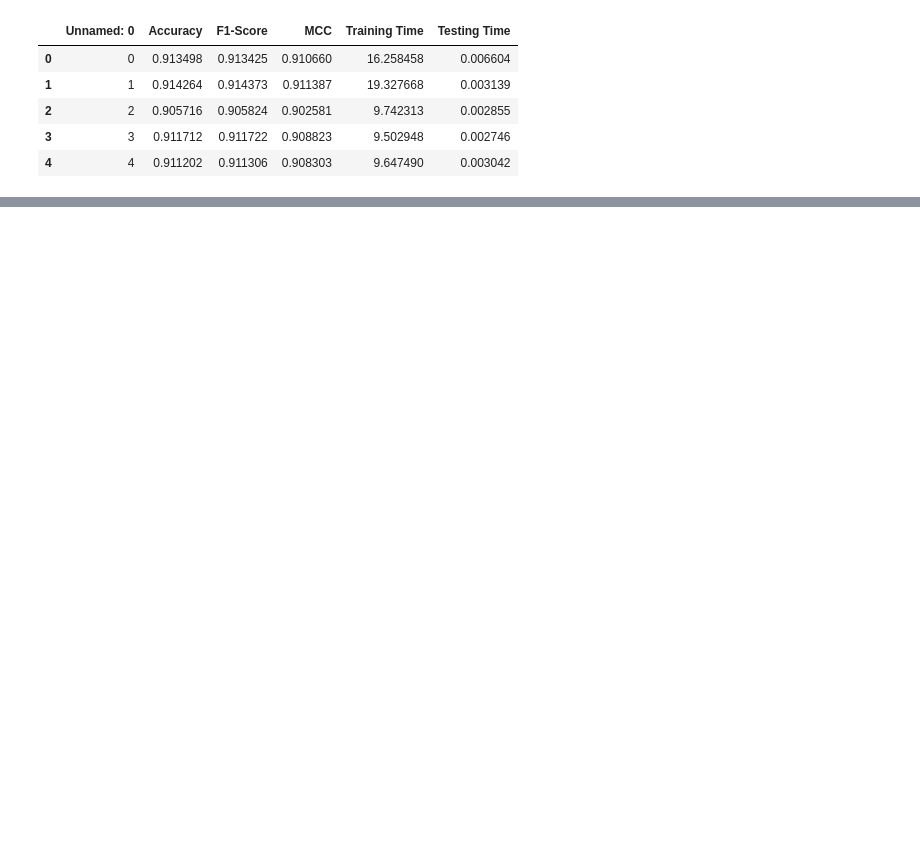
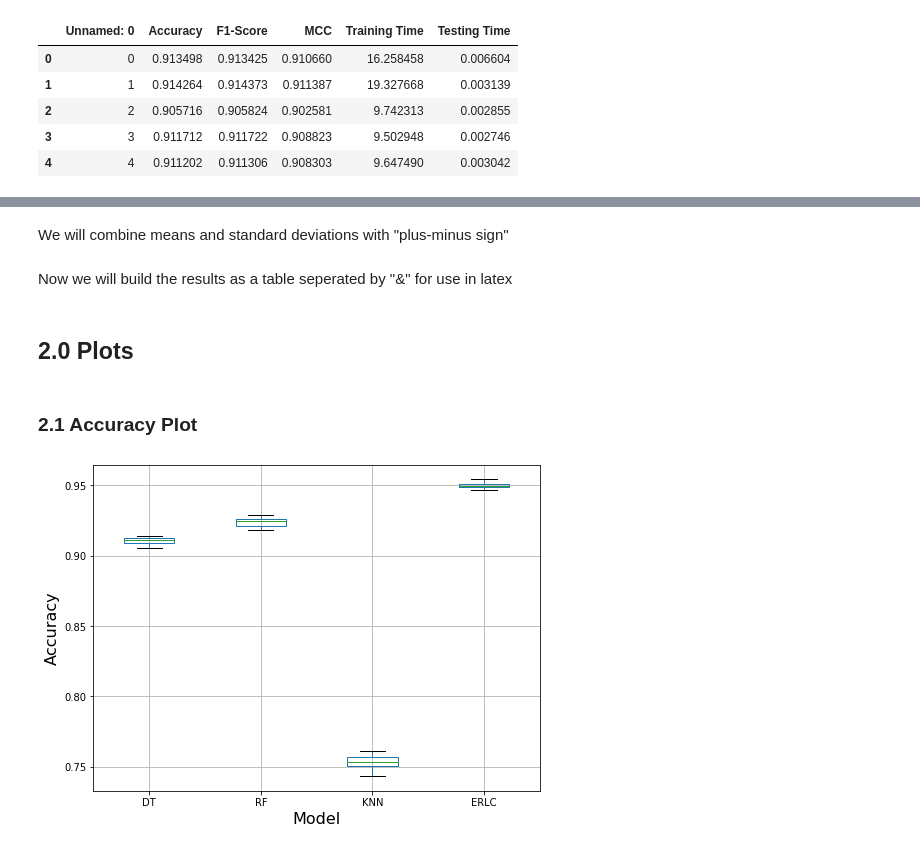
Before and after one commit to jsakhnin/multiclass_IDS_smartgrid, a Jupyter notebook: result_processing.ipynb, the cells around one changed output, grey strips where cells are left out. Saved outputs shown, nothing was run; the diff lists cells and outputs as text; code cells hidden in the pictures; blank space fills up the shorter version.

Commit message:
adds result processing

```diff
--- a/result_processing.ipynb
+++ b/result_processing.ipynb
@@ -69,0 +30,2 @@ acc.boxplot()
+# %%
+model_names = ['DT', 'RF', 'KNN', 'ERLC']
@@ -69,0 +63,2 @@ acc.boxplot()
+# %% [markdown]
+We will combine means and standard deviations with "plus-minus sign"
@@ -69,0 +72,2 @@ acc.boxplot()
+# %% [markdown]
+Now we will build the results as a table seperated by "&" for use in latex
@@ -69,0 +82,14 @@ acc.boxplot()
+# %% [markdown]
+## 2.0 Plots
+# %% [markdown]
+### 2.1 Accuracy Plot
+# %%
+plt.figure(figsize = (8,6))
+acc.boxplot()
+locs, labels = plt.xticks()
+plt.xticks(locs, model_names)
+plt.xlabel("Model", fontsize = 16)
+plt.ylabel("Accuracy", fontsize = 16)
+plt.savefig("output/cv_acc.pdf")
+# %% [output]
+[figure, added]
```
Also changed, not shown: parts of 16 cells of this notebook, 8 other files.
